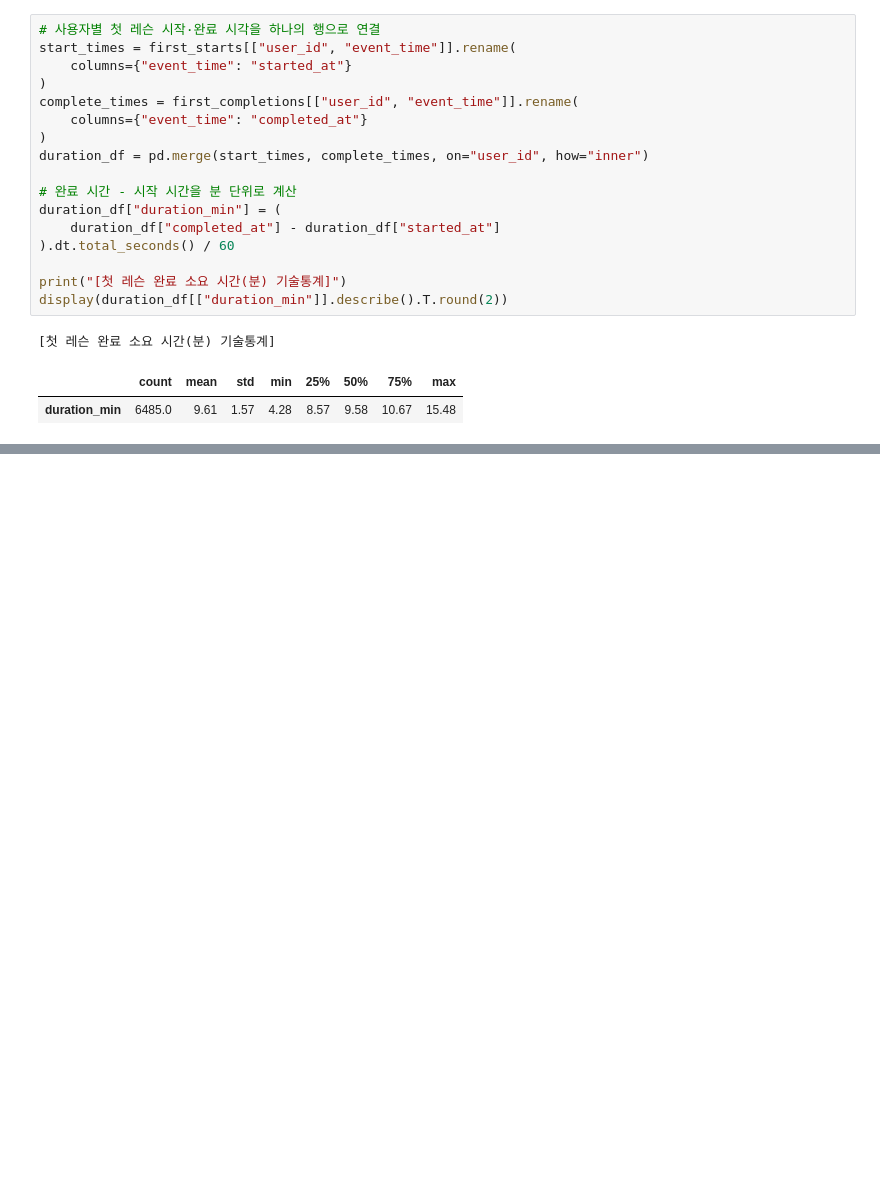
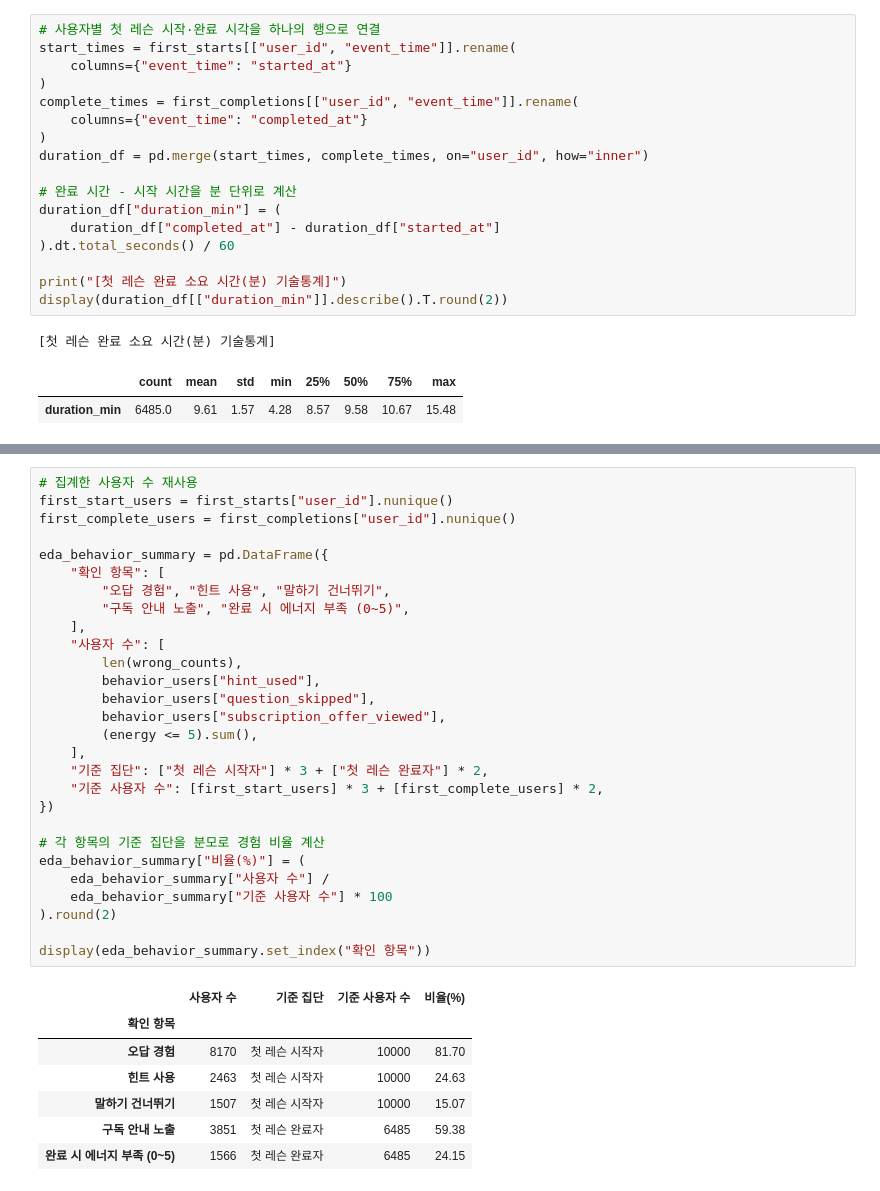
Before and after one commit to leegolem/duolingo-funnel-analysis, a Jupyter notebook: notebooks/03_eda.ipynb, the cells around one changed output, grey strips where cells are left out. Saved outputs shown, nothing was run; the diff lists cells and outputs as text; blank space fills up the shorter version.

```diff
--- a/notebooks/03_eda.ipynb
+++ b/notebooks/03_eda.ipynb
@@ -259,0 +261,36 @@ display(duration_df[["duration_min"]].describe().T.round(2))
+# %%
+# 집계한 사용자 수 재사용
+first_start_users = first_starts["user_id"].nunique()
+first_complete_users = first_completions["user_id"].nunique()
+
+eda_behavior_summary = pd.DataFrame({
+    "확인 항목": [
+        "오답 경험", "힌트 사용", "말하기 건너뛰기",
+        "구독 안내 노출", "완료 시 에너지 부족 (0~5)",
+    ],
+    "사용자 수": [
+        len(wrong_counts),
+        behavior_users["hint_used"],
+        behavior_users["question_skipped"],
+        behavior_users["subscription_offer_viewed"],
+        (energy <= 5).sum(),
+    ],
+    "기준 집단": ["첫 레슨 시작자"] * 3 + ["첫 레슨 완료자"] * 2,
+    "기준 사용자 수": [first_start_users] * 3 + [first_complete_users] * 2,
+})
+
+# 각 항목의 기준 집단을 분모로 경험 비율 계산
+eda_behavior_summary["비율(%)"] = (
+    eda_behavior_summary["사용자 수"] /
+    eda_behavior_summary["기준 사용자 수"] * 100
+).round(2)
+
+display(eda_behavior_summary.set_index("확인 항목"))
+# %% [output]
+|  | 사용자 수 | 기준 집단 | 기준 사용자 수 | 비율(%) |
+| 확인 항목 |  |  |  |  |
+| 오답 경험 | 8170 | 첫 레슨 시작자 | 10000 | 81.70 |
+| 힌트 사용 | 2463 | 첫 레슨 시작자 | 10000 | 24.63 |
+| 말하기 건너뛰기 | 1507 | 첫 레슨 시작자 | 10000 | 15.07 |
+| 구독 안내 노출 | 3851 | 첫 레슨 완료자 | 6485 | 59.38 |
+| 완료 시 에너지 부족 (0~5) | 1566 | 첫 레슨 완료자 | 6485 | 24.15 |
```
Also changed, not shown: parts of 6 cells of this notebook, 7 other files.
